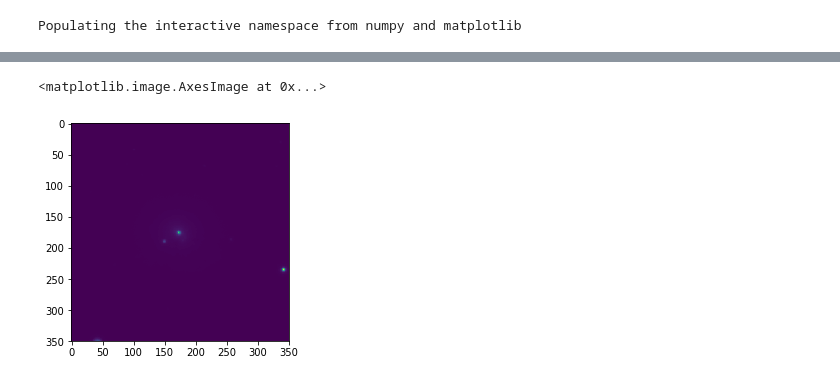
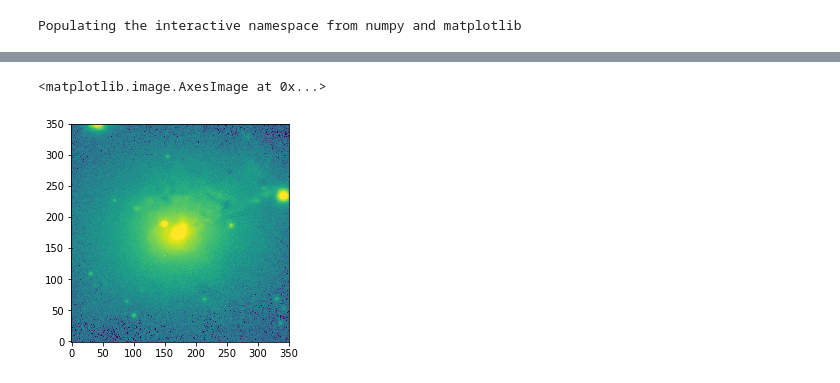
Before and after one commit to domijin/imgvis, a Jupyter notebook: imgvis-8.ipynb, the cells around one changed output, grey strips where cells are left out. Saved outputs shown, nothing was run; the diff lists cells and outputs as text; code cells hidden in the pictures.

```diff
--- a/imgvis-8.ipynb
+++ b/imgvis-8.ipynb
@@ -21,6 +21,9 @@ g
 r
-# %%
-imshow(data[1])
-# %% [output]
-<matplotlib.image.AxesImage at 0x...>
-[figure, removed]
+# %%
+from astropy import visualization as aviz
+norm = aviz.ImageNormalize(data[0],interval=aviz.PercentileInterval(99), stretch=aviz.LogStretch())
+
+imshow(data[0],norm=norm, origin='lower')
+# %% [output]
+<matplotlib.image.AxesImage at 0x...>
+[figure, added]
```
Also changed, not shown: parts of 1 cell of this notebook.
